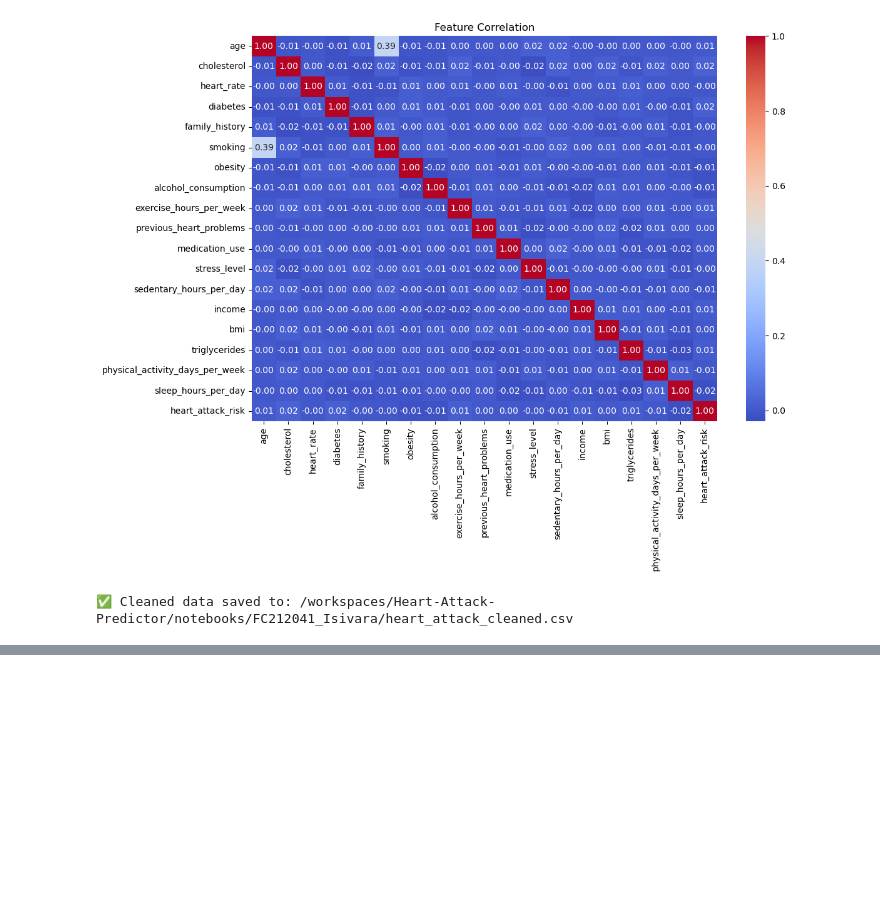
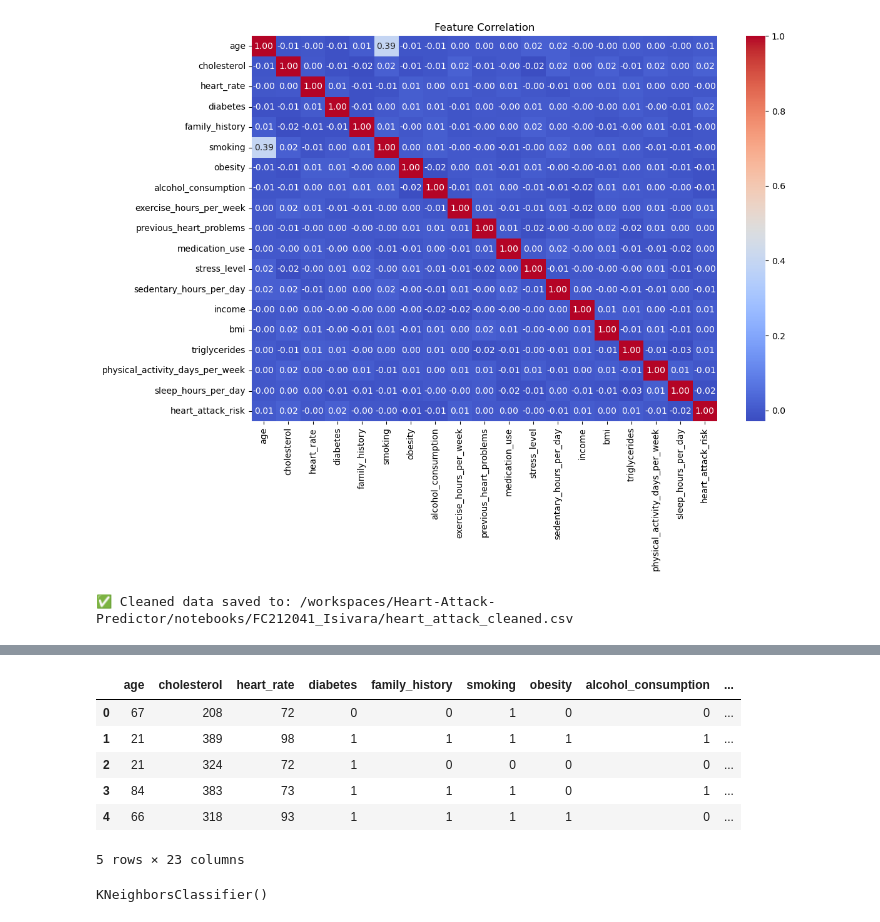
Before and after one commit to Akila-Prabath/Heart-Attack-Predictor, a Jupyter notebook: notebooks/FC212041_Isivara/experiment_01.ipynb, the cells around one changed output, grey strips where cells are left out. Saved outputs shown, nothing was run; the diff lists cells and outputs as text; code cells hidden in the pictures; blank space fills up the shorter version.

Commit message:
Model trained using KNN

```diff
--- a/notebooks/FC212041_Isivara/experiment_01.ipynb
+++ b/notebooks/FC212041_Isivara/experiment_01.ipynb
@@ -117,0 +138,5 @@ print(f"✅ Cleaned data saved to: {cleaned_path}")
+# %%
+# Drop unnecessary columns
+cols_to_drop = ['patient_id', 'country', 'continent', 'hemisphere', 'income']
+df = df.drop(columns=[col for col in cols_to_drop if col in df.columns])
+print(df.columns)
@@ -117,0 +151,5 @@ print(f"✅ Cleaned data saved to: {cleaned_path}")
+# %%
+# Split 'Blood Pressure' into systolic/diastolic
+df[['systolic_pressure', 'diastolic_pressure']] = df['blood_pressure'].str.split('/', expand=True).astype(int)
+df = df.drop(columns=['blood_pressure'])
+print(df.columns)
@@ -117,0 +164,17 @@ print(f"✅ Cleaned data saved to: {cleaned_path}")
+# %%
+# One-hot encode 'Sex' and 'Diet'
+df_encoded = pd.get_dummies(df, columns=['sex', 'diet'], drop_first=True)
+# %%
+# Convert boolean columns to integers
+bool_cols = df_encoded.select_dtypes(include='bool').columns
+df_encoded[bool_cols] = df_encoded[bool_cols].astype(int)
+# %%
+df_encoded.head()
+# %% [output]
+|  | age | cholesterol | heart_rate | diabetes | family_history | smoking | obesity | alcohol_consumption | ... |
+| 0 | 67 | 208 | 72 | 0 | 0 | 1 | 0 | 0 | ... |
+| 1 | 21 | 389 | 98 | 1 | 1 | 1 | 1 | 1 | ... |
+| 2 | 21 | 324 | 72 | 1 | 0 | 0 | 0 | 0 | ... |
+| 3 | 84 | 383 | 73 | 1 | 1 | 1 | 0 | 1 | ... |
+| 4 | 66 | 318 | 93 | 1 | 1 | 1 | 1 | 0 | ... |
+5 rows × 23 columns
@@ -117,0 +193,6 @@ print(f"✅ Cleaned data saved to: {cleaned_path}")
+# %%
+# Train KNN
+knn = KNeighborsClassifier(n_neighbors=5)
+knn.fit(X_train_scaled, y_train)
+# %% [output]
+KNeighborsClassifier()
```
Also changed, not shown: parts of 9 cells of this notebook, 6 other files.
